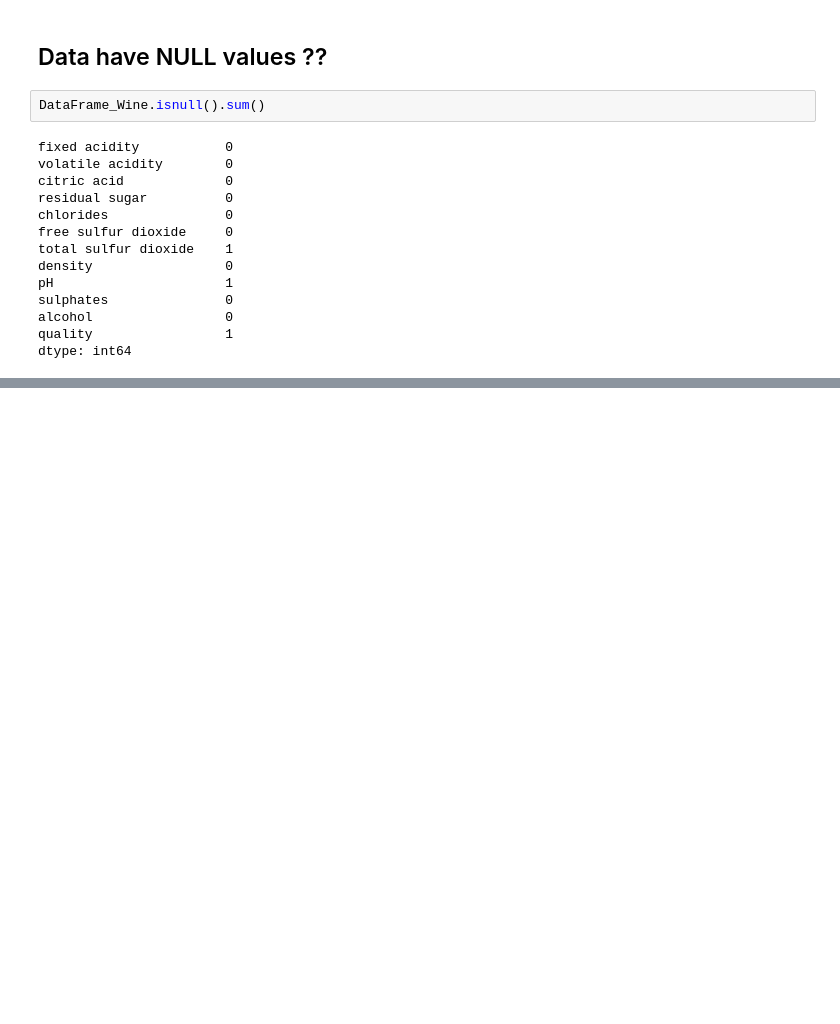
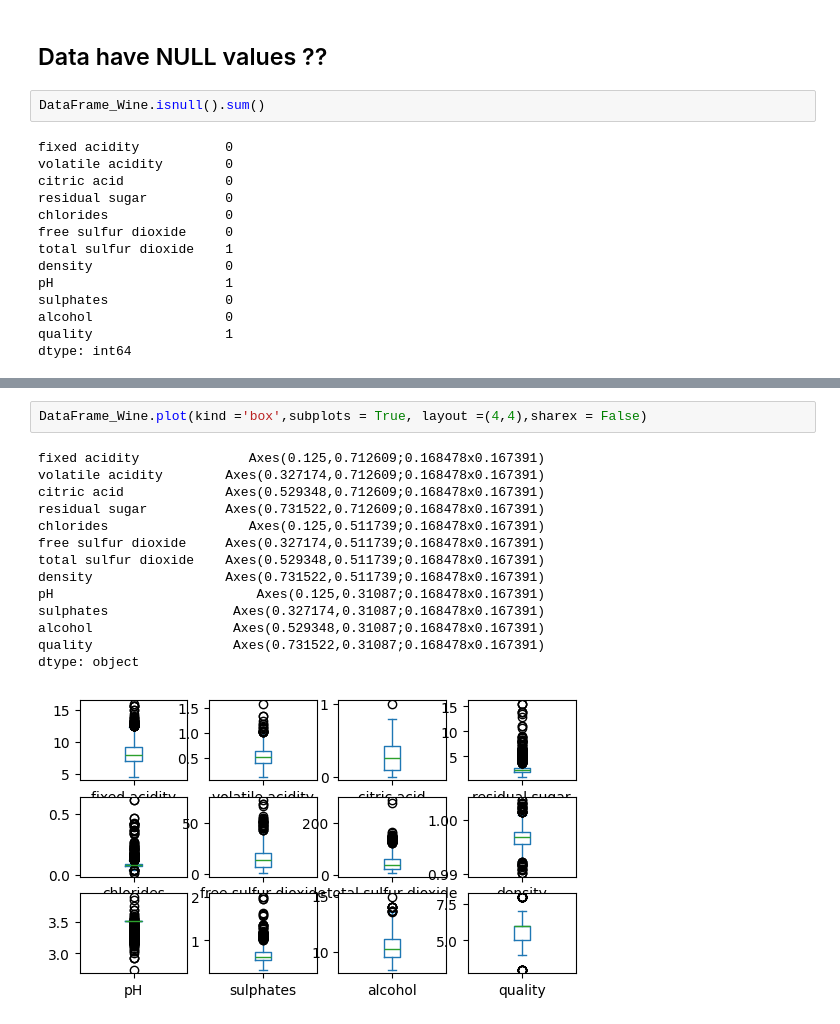
Before and after one commit to iAmTheBest4222/wine_quality_predicton, a Jupyter notebook: wine_quality_pridiction.ipynb, the cells around one changed output, grey strips where cells are left out. Saved outputs shown, nothing was run; the diff lists cells and outputs as text; blank space fills up the shorter version.

```diff
--- a/wine_quality_pridiction.ipynb
+++ b/wine_quality_pridiction.ipynb
@@ -56,0 +120,17 @@ dtype: int64
+# %%
+DataFrame_Wine.plot(kind ='box',subplots = True, layout =(4,4),sharex = False)
+# %% [output]
+fixed acidity              Axes(0.125,0.712609;0.168478x0.167391)
+volatile acidity        Axes(0.327174,0.712609;0.168478x0.167391)
+citric acid             Axes(0.529348,0.712609;0.168478x0.167391)
+residual sugar          Axes(0.731522,0.712609;0.168478x0.167391)
+chlorides                  Axes(0.125,0.511739;0.168478x0.167391)
+free sulfur dioxide     Axes(0.327174,0.511739;0.168478x0.167391)
+total sulfur dioxide    Axes(0.529348,0.511739;0.168478x0.167391)
+density                 Axes(0.731522,0.511739;0.168478x0.167391)
+pH                          Axes(0.125,0.31087;0.168478x0.167391)
+sulphates                Axes(0.327174,0.31087;0.168478x0.167391)
+alcohol                  Axes(0.529348,0.31087;0.168478x0.167391)
+quality                  Axes(0.731522,0.31087;0.168478x0.167391)
+dtype: object
+[figure, added]
```
Also changed, not shown: parts of 24 cells of this notebook.
